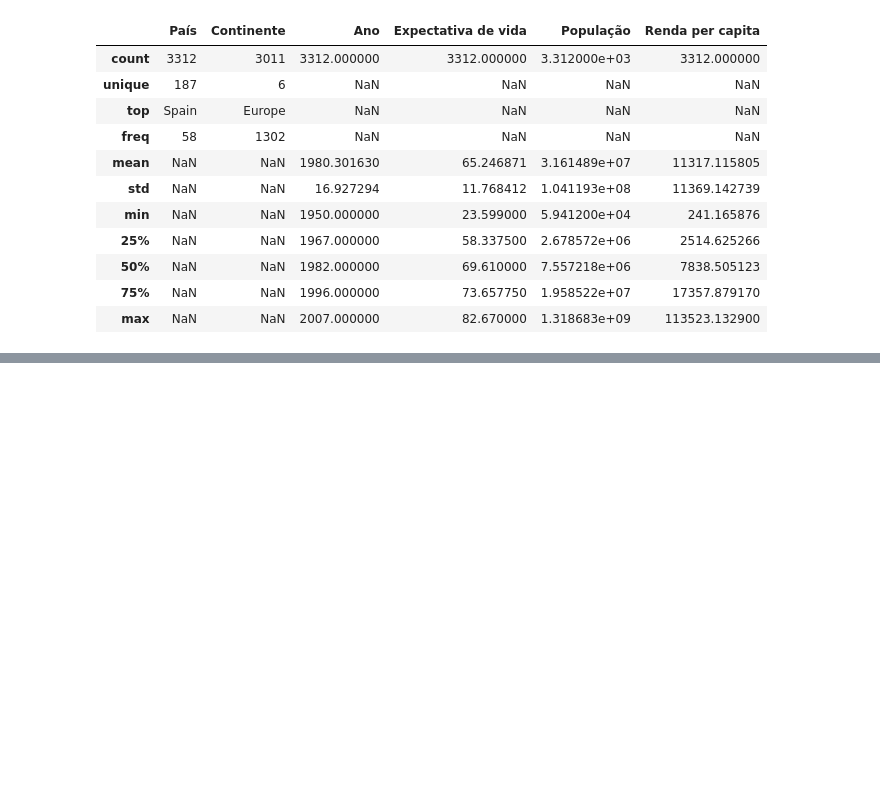
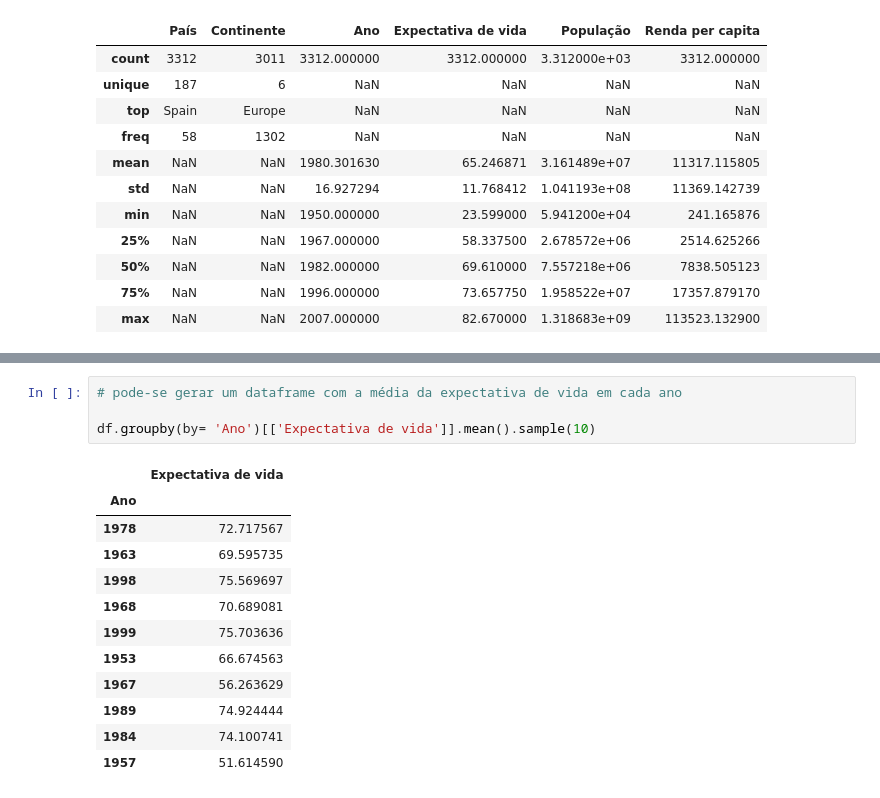
Before and after one commit to DamodaraBarbosa/projeto_analise_de_dados_DIO, a Jupyter notebook: Projeto_Python_e_Pandas_Aula_3_DIO.ipynb, the cells around one changed output, grey strips where cells are left out. Drawn from its saved outputs; the diff is of its cells as text; blank space fills up the shorter version.

```diff
--- a/Projeto_Python_e_Pandas_Aula_3_DIO.ipynb
+++ b/Projeto_Python_e_Pandas_Aula_3_DIO.ipynb
@@ -192,0 +262,17 @@ df.describe(include= 'all')
+# %%
+# pode-se gerar um dataframe com a média da expectativa de vida em cada ano
+
+df.groupby(by= 'Ano')[['Expectativa de vida']].mean().sample(10)
+# %% [output]
+|  | Expectativa de vida |
+| Ano |  |
+| 1978 | 72.717567 |
+| 1963 | 69.595735 |
+| 1998 | 75.569697 |
+| 1968 | 70.689081 |
+| 1999 | 75.703636 |
+| 1953 | 66.674563 |
+| 1967 | 56.263629 |
+| 1989 | 74.924444 |
+| 1984 | 74.100741 |
+| 1957 | 51.614590 |
```
Also changed, not shown: parts of 11 cells of this notebook.
